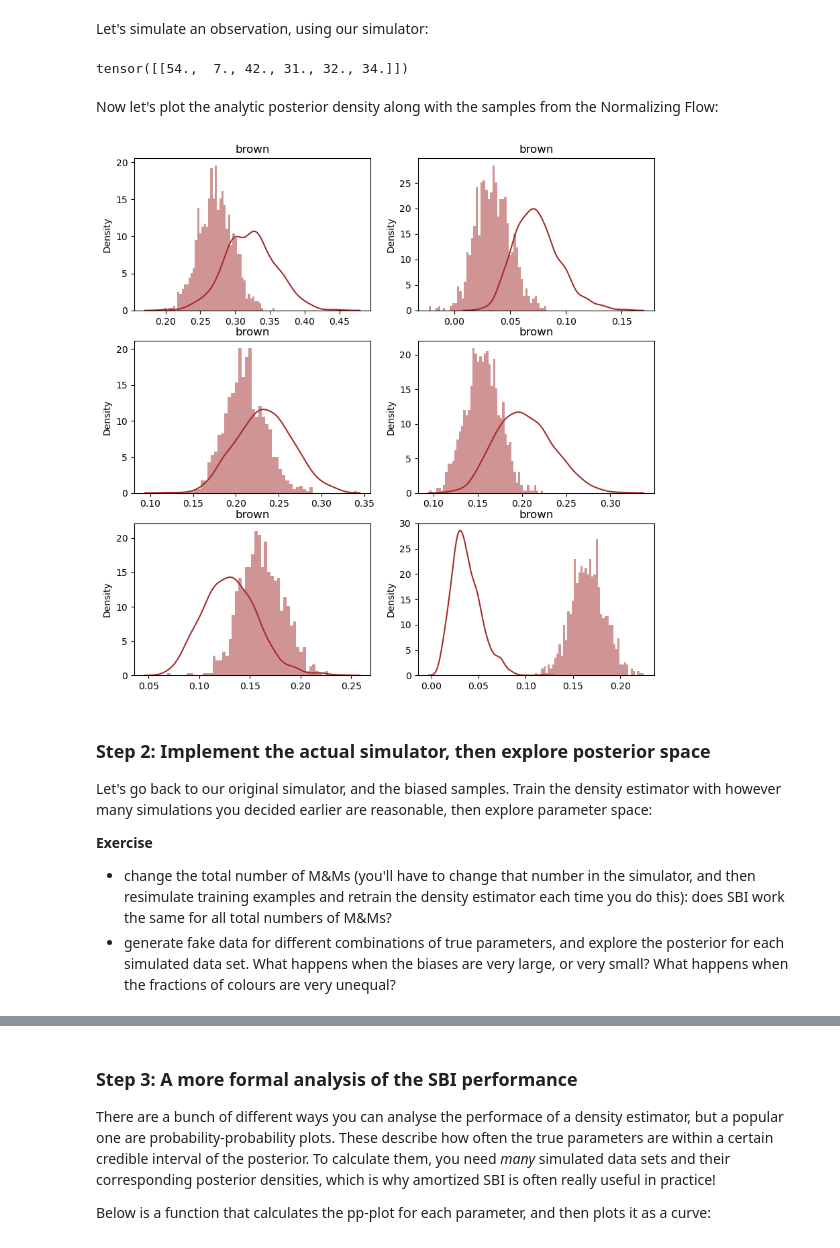
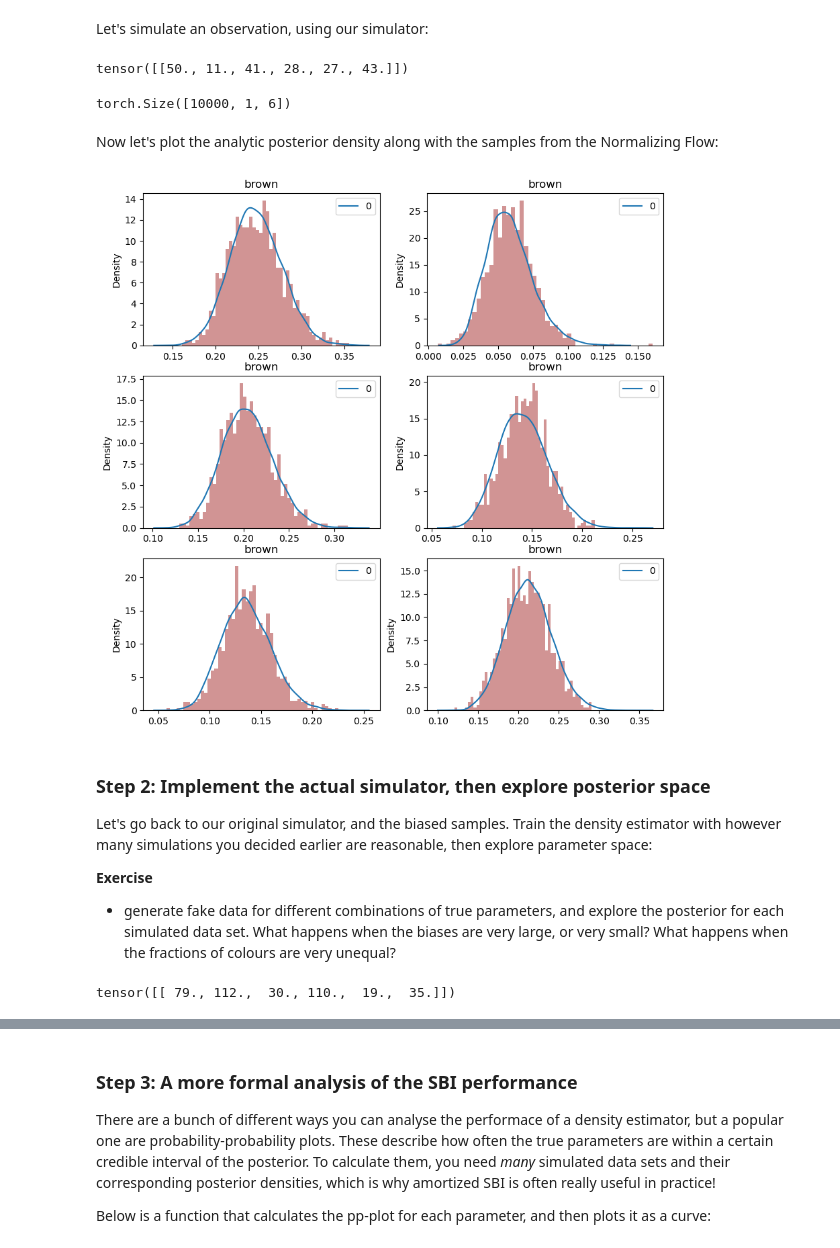
Before and after one commit to dhuppenkothen/bayes-school-granada-2025, a Jupyter notebook: Day4-Simulation-Based-Inference/SBI_with_MMs_SOLUTIONS.ipynb, the cells around one changed output, grey strips where cells are left out. Drawn from its saved outputs; the diff is of its cells as text; code cells hidden in the pictures.

```diff
--- a/Day4-Simulation-Based-Inference/SBI_with_MMs_SOLUTIONS.ipynb
+++ b/Day4-Simulation-Based-Inference/SBI_with_MMs_SOLUTIONS.ipynb
@@ -173,14 +163,15 @@ alpha_posterior_new = alpha_prior + biased_counts
 # Draw samples from the posterior:
 posterior_analytic_samples = torch.distributions.Dirichlet(alpha_posterior_new).sample((1000,))
 
-plt.figure(figsize=(12, 6))
+fig, axes = plt.subplots(2, 3, figsize=(12, 6))
+axes = np.hstack(axes)
+
 for i, color in enumerate(colors):
-    sns.kdeplot(posterior_analytic_samples[:, i], label=f"{color} (analytic)", color=color)
-    plt.axvline(true_probs[i], color=color)
-plt.title("Analytic Posterior Distributions of M&M Color Proportions")
-plt.xlabel("Proportion")
-plt.ylabel("Density")
-plt.legend()
-plt.grid(True)
-plt.show()
+    sns.kdeplot(posterior_analytic_samples[:, i], label=f"analytic posterior", color=color, ax=axes[i])
+    axes[i].axvline(true_probs[i], color=color, label="true value")
+    axes[i].set_title(color)
+    axes[i].set_xlabel("Proportion")
+    axes[i].set_ylabel("Density")
+
+axes[0].legend()
 # %% [output]
@@ -232,7 +224,7 @@ def mm_simulator(theta_and_bias):
         The M&M counts for all six colours
     """
     # Beware! The total number of M&Ms in the sample is hardcoded!
-    total_mms = 200
+    total_mms = total_count
 
     # the number of different M&M colours
     num_colors = 6
@@ -435,7 +427,7 @@ prior_unbiased, num_parameters_unbiased, prior_returns_numpy_unbiased = process_
 Simulate data:
 # %%
 # Generate training data
-num_simulations = 5000
+num_simulations = 100000
 
 # sample from prior
 unbiased_prior_samples = prior_unbiased.sample((num_simulations,))
@@ -458,8 +450,18 @@ Let's simulate an observation, using our simulator:
 # %%
 unbiased_y = unbiased_mm_simulator(true_probs)
 print(unbiased_y)
+
+# Compute posterior parameters, using the prior we defined above and the observed M&M counts
+alpha_posterior_unbiased = alpha_prior + unbiased_y
+
+# Draw samples from the posterior:
+posterior_analytic_samples_unbiased = torch.distributions.Dirichlet(alpha_posterior_unbiased).sample((10000,))
 # %% [output]
-tensor([[54.,  7., 42., 31., 32., 34.]])
+tensor([[50., 11., 41., 28., 27., 43.]])
+# %%
+posterior_analytic_samples_unbiased.shape
+# %% [output]
+torch.Size([10000, 1, 6])
 # %%
 # reshape `biased_counts` to work with the density estimator
 unbiased_y_column = unbiased_y.reshape((1,num_colors))
@@ -476,11 +478,11 @@ Now let's plot the analytic posterior density along with the samples from the No
 # %%
 fig, axes = plt.subplots(3, 2, figsize=(10, 10))
 
 axes = np.hstack(axes)
 
 for i, c in enumerate(colors):
-    sns.kdeplot(posterior_analytic_samples[:, i], label=f"{color} (analytic)", color=color, ax=axes[i])
+    sns.kdeplot(posterior_analytic_samples_unbiased[:, :, i], label=f"{color} (analytic)", color=color, ax=axes[i])
     axes[i].hist(samples_unbiased[:,i], bins=50, histtype="stepfilled", color=color, alpha=0.5, density=True)
     axes[i].set_title(color)
 # %% [output]
-[figure, old version]
+[figure, new version]
@@ -500,5 +492,4 @@ plt.show()
 Let's go back to our original simulator, and the biased samples. Train the density estimator with however many simulations you decided earlier are reasonable, then explore parameter space:
 
 **Exercise**
-* change the total number of M&Ms (you'll have to change that number in the simulator, and then resimulate training examples and retrain the density estimator each time you do this): does SBI work the same for all total numbers of M&Ms?
 * generate fake data for different combinations of true parameters, and explore the posterior for each simulated data set. What happens when the biases are very large, or very small? What happens when the fractions of colours are very unequal?
@@ -504,0 +547,10 @@ Let's go back to our original simulator, and the biased samples. Train the densi
+# %%
+theta = torch.tensor([0.2, 0.3, 0.1, 0.25, 0.05, 0.1])
+bias = torch.tensor([0.9, 0.9])
+
+# stack both into a single vector
+theta_and_bias = torch.hstack([theta, bias])
+samples_biased = mm_simulator(theta_and_bias)
+print(samples_biased)
+# %% [output]
+tensor([[ 79., 112.,  30., 110.,  19.,  35.]])
```
Also changed, not shown: parts of 22 cells of this notebook, 1 other file.
